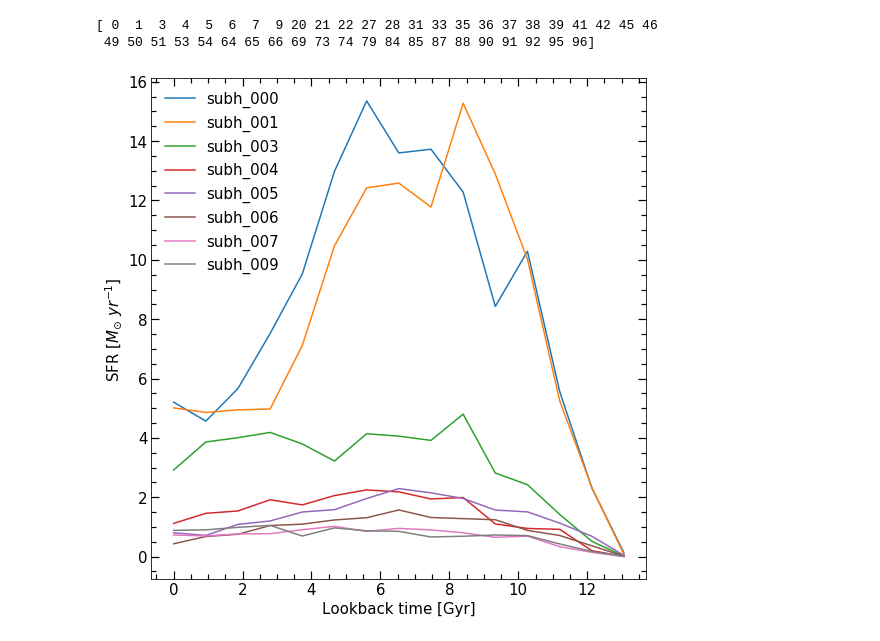
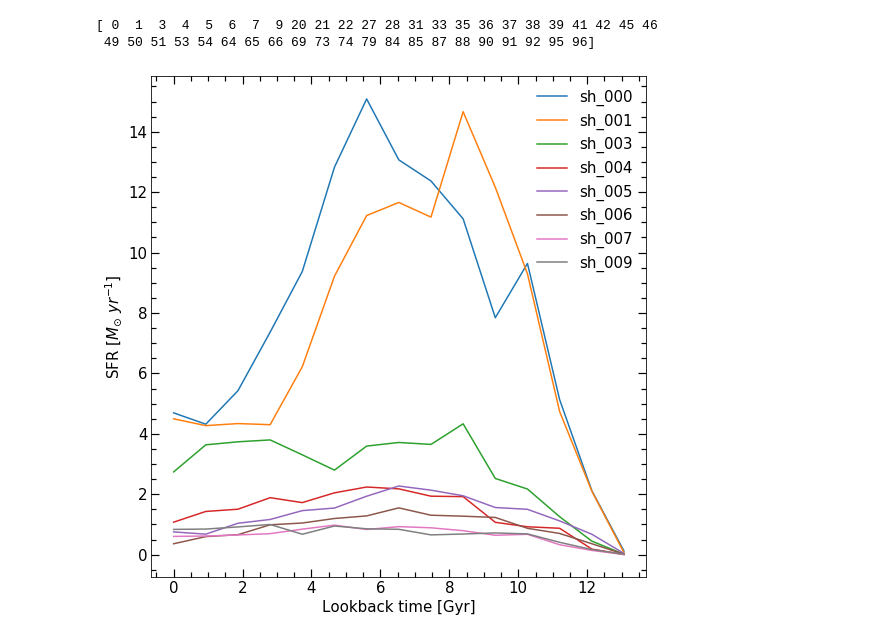
Before and after one commit to ornemarioni/gradients, a Jupyter notebook: programs/SFR.ipynb, the cells around one changed output. Drawn from its saved outputs; the diff is of its cells as text; code cells hidden in the pictures.

```diff
--- a/programs/SFR.ipynb
+++ b/programs/SFR.ipynb
@@ -42,49 +38,47 @@ for j in subh_ind[:8]:
     h    = snap['/h'][()]
     Om_L = snap['/Omega_Lambda'][()]
     Om_M = snap['/Omega_0'][()]
-    R50  = snap['/SubHalfmassRad'][()]
+    R200 = snap['/R200'][()]
 
     pstr = snap['/Str/Coordinates'][()]
     mstr = snap['/Str/Masses'][()]
 
     sft  = snap['/Str/FormationTime'][()]
 
-    age_ = times.conv2(sft, h, Om_L, Om_M)
-    aa   = ~np.isnan(age_)
-    age_ = age_[aa]
-    age  = np.nanmax(age_) - age_
+    amask, = np.where(sft>0) #aca puede haber particulas con age<0, esas no son estrellas son gas cells.
+    ages = times.conv2(sft[amask], h, Om_L, Om_M) #transformo el tiempo de formacion de factor de escala a Gyr
+    age  = np.max(ages) - ages #lo resto asi saco la edad de las particulas (inverso al tiempo de form)
 
-
-    xstr = pstr[:,0]*aexp/h
-    ystr = pstr[:,1]*aexp/h
-    zstr = pstr[:,2]*aexp/h
+    xstr = pstr[amask,0]*aexp/h
+    ystr = pstr[amask,1]*aexp/h
+    zstr = pstr[amask,2]*aexp/h
     rstr = np.sqrt(xstr**2+ystr**2+zstr**2)
 
-    r50 = R50*1000*aexp/h
+    rgal = R200*0.15
 
-    limit = np.where(rstr[aa] < r50)
+    limit = np.where(rstr < rgal)
 
-    mstr = mstr[aa][limit]/h
+    mstr = mstr[amask][limit]*1e10/h
     age = age[limit]
 
     for i in range(nbin):
         mask,= np.where((time[i] < age) & (age < time[i+1]))
         dt = time[i+1]-time[i]
         Mtot = np.sum(mstr[mask])
 
-        SFR[i]  = Mtot*1e10/(dt*1e9)
+        SFR[i]  = Mtot/(dt*1e9)
 
-    ax.plot(time[:-1],SFR, ls='-', label='subh_'+str('%03d'%j))
+    ax.plot(time[:-1],SFR, ls='-', label='sh_'+str('%03d'%j))
 
 ax.minorticks_on()
 ax.tick_params( labelsize=15)
 ax.tick_params('both', length=5, width=1.2,which='minor', direction='in', right='on',top='on')
 ax.tick_params('both', length=8, width=1.2,which='major', direction='in', right='on',top='on')
 # ax.set_xlim(0,14)
 ax.set_ylabel('SFR [$M_{\odot}$ $yr^{-1}$]',fontsize=15)
 ax.set_xlabel('Lookback time [Gyr]',fontsize=15)
 ax.legend(fontsize=15,frameon=False)
 
 fig.savefig('../_imagenes/SFR.png',dpi=100, xxbox_inches='tight')
 # %% [output]
-[figure, old version]
+[figure, new version]
```
Also changed, not shown: parts of 3 cells of this notebook, 2 other files.
